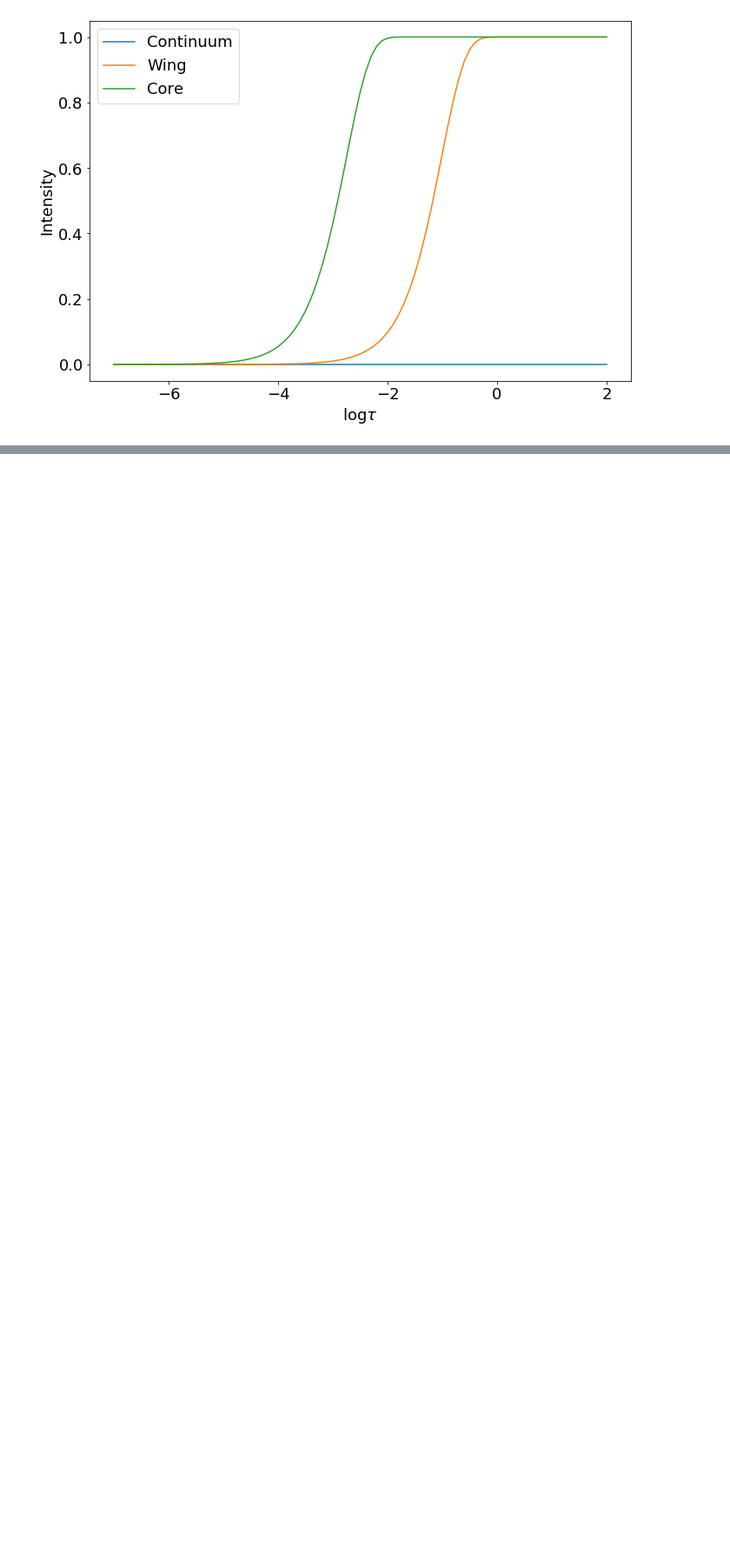
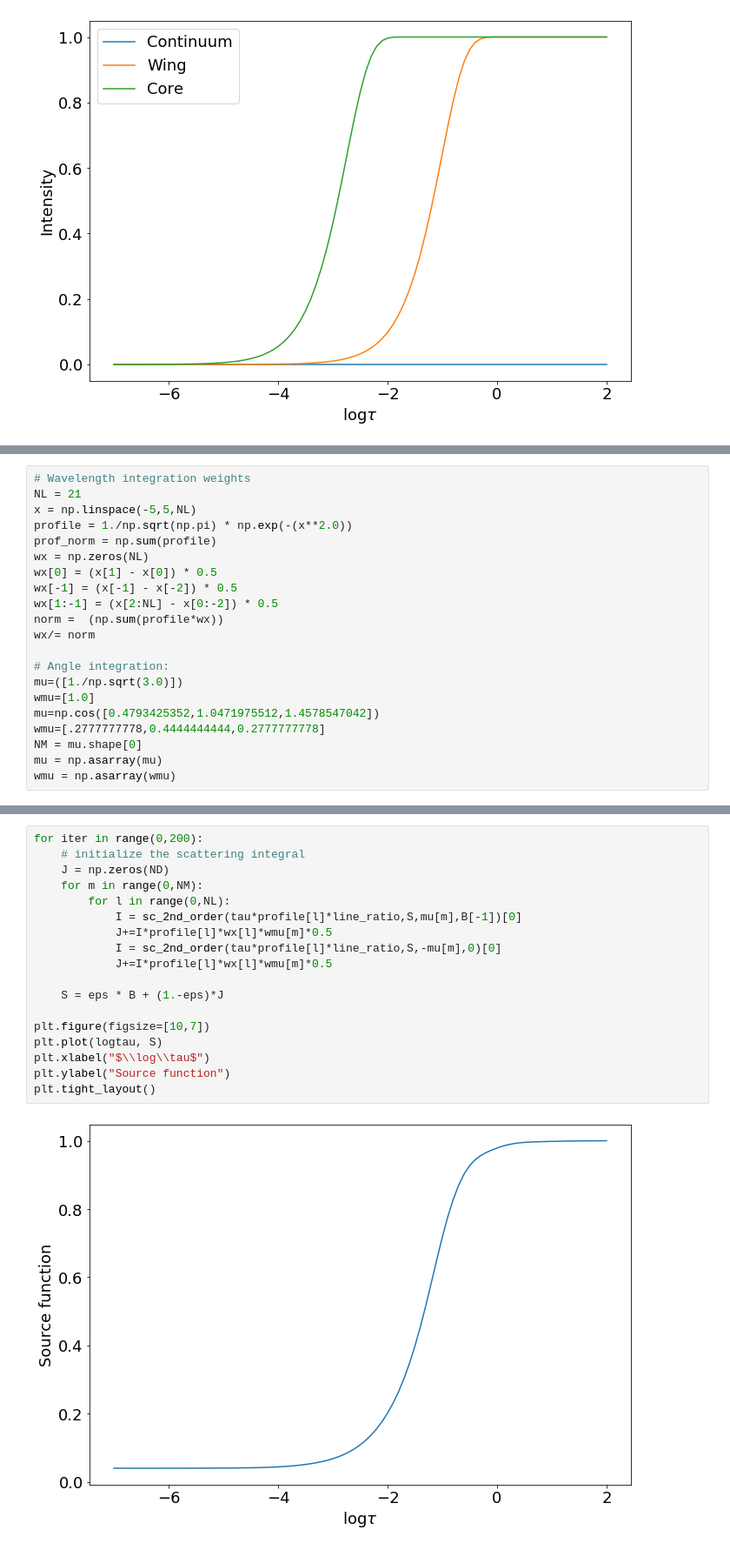
Before and after one commit to ivanzmilic/2lvl_nlte, a Jupyter notebook: 2LVL_NLTE.ipynb, the cells around one changed output, grey strips where cells are left out. Shown: that part at 87% size. Cells and saved outputs as stored; diff of their text form; blank space fills up the shorter version.

```diff
--- a/2LVL_NLTE.ipynb
+++ b/2LVL_NLTE.ipynb
@@ -104,0 +122,21 @@ plt.tight_layout()
+# %%
+# Wavelength integration weights
+NL = 21
+x = np.linspace(-5,5,NL)
+profile = 1./np.sqrt(np.pi) * np.exp(-(x**2.0))
+prof_norm = np.sum(profile)
+wx = np.zeros(NL)
+wx[0] = (x[1] - x[0]) * 0.5
+wx[-1] = (x[-1] - x[-2]) * 0.5
+wx[1:-1] = (x[2:NL] - x[0:-2]) * 0.5
+norm =  (np.sum(profile*wx))
+wx/= norm
+
+# Angle integration:
+mu=([1./np.sqrt(3.0)])
+wmu=[1.0]
+mu=np.cos([0.4793425352,1.0471975512,1.4578547042])
+wmu=[.2777777778,0.4444444444,0.2777777778]
+NM = mu.shape[0]
+mu = np.asarray(mu)
+wmu = np.asarray(wmu)
@@ -220,0 +194,20 @@ plt.savefig("2LVL_NLTE.png",fmt='png',bbox_inches='tight')
+# %%
+for iter in range(0,200):
+    # initialize the scattering integral
+    J = np.zeros(ND)
+    for m in range(0,NM):
+        for l in range(0,NL):
+            I = sc_2nd_order(tau*profile[l]*line_ratio,S,mu[m],B[-1])[0]
+            J+=I*profile[l]*wx[l]*wmu[m]*0.5
+            I = sc_2nd_order(tau*profile[l]*line_ratio,S,-mu[m],0)[0]
+            J+=I*profile[l]*wx[l]*wmu[m]*0.5
+
+    S = eps * B + (1.-eps)*J
+
+plt.figure(figsize=[10,7])
+plt.plot(logtau, S)
+plt.xlabel("$\\log\\tau$")
+plt.ylabel("Source function")
+plt.tight_layout()
+# %% [output]
+[figure, added]
```
Also changed, not shown: parts of 11 cells of this notebook.
